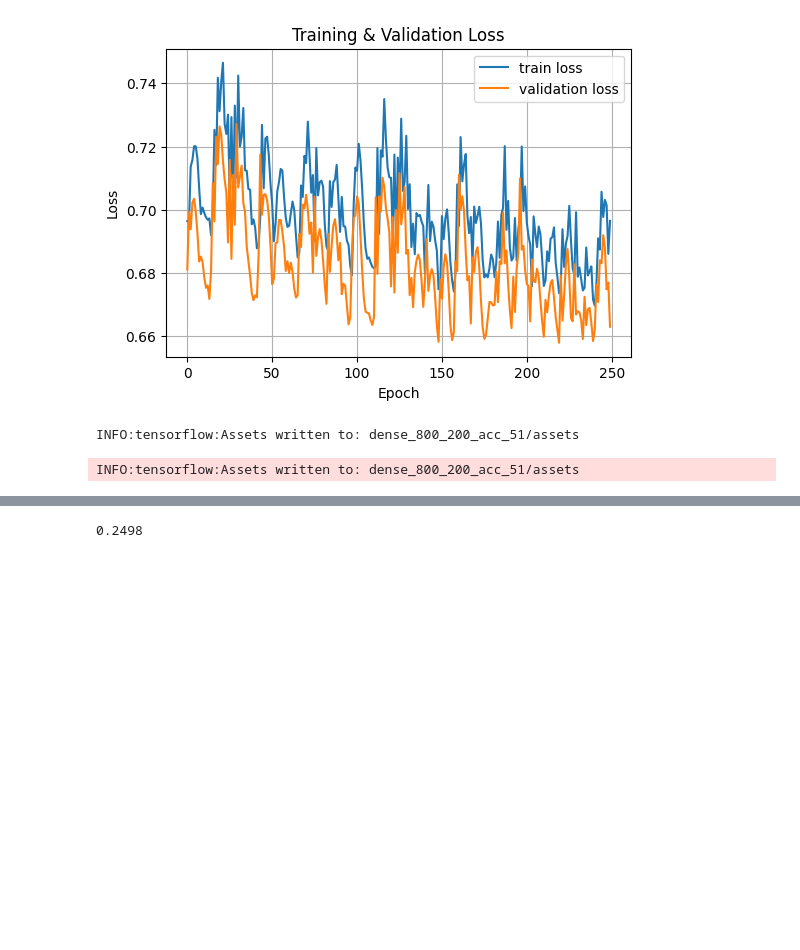
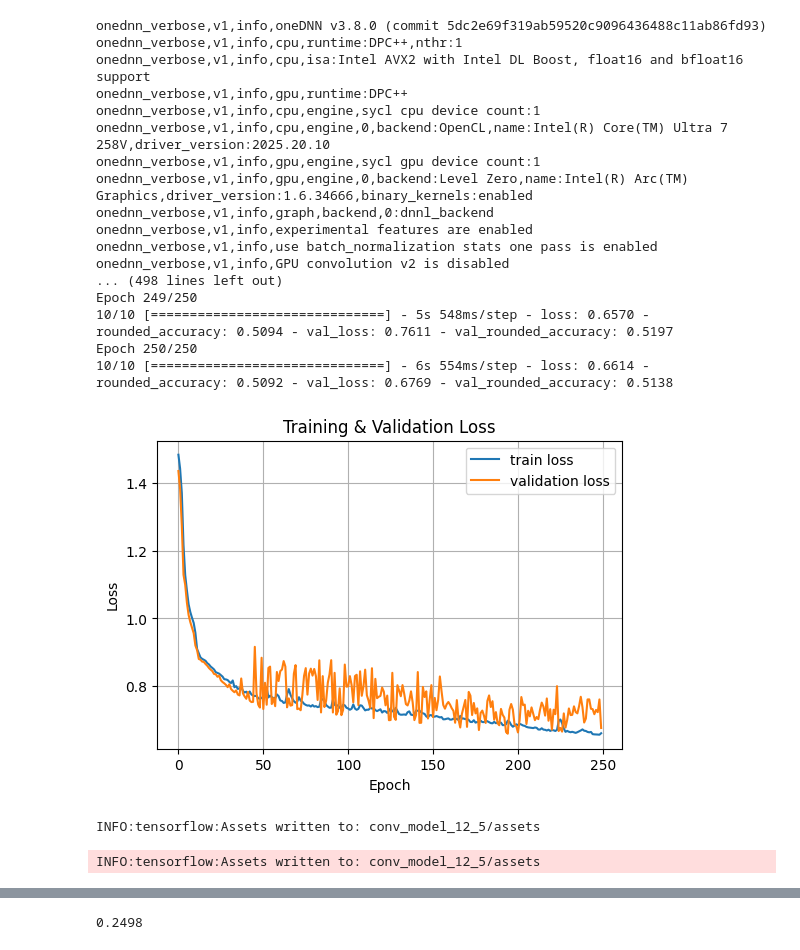
Before and after one commit to the-Fish2/cs-229-final-project, a Jupyter notebook: complexity_estimation.ipynb, the cells around one changed output, grey strips where cells are left out. Saved outputs shown, nothing was run; the diff lists cells and outputs as text; code cells hidden in the pictures; blank space fills up the shorter version.

```diff
--- a/complexity_estimation.ipynb
+++ b/complexity_estimation.ipynb
@@ -135,11 +215,28 @@ model.compile(optimizer=optimizer,
               loss='mae',
               metrics=[rounded_accuracy])
 # %%
-# Assuming x_train and y_train are your training data
-history = model.fit(X_train, y_train, epochs=250, batch_size=40000, validation_data=(X_val, y_val))
+# Prepare inputs for Conv1D: add channel dim and cast to float32
+X_train_in = np.asarray(X_train, dtype=np.float32)[..., np.newaxis]  # (batch, 5000, 1)
+X_val_in   = np.asarray(X_val,   dtype=np.float32)[..., np.newaxis]  # (batch, 5000, 1)
+
+# Targets to float32 (Keras accepts (batch,) or (batch,1); use (batch,1))
+y_train_in = np.asarray(y_train, dtype=np.float32)
+y_val_in   = np.asarray(y_val,   dtype=np.float32)
+if y_train_in.ndim == 1:
+    y_train_in = y_train_in[:, np.newaxis]
+if y_val_in.ndim == 1:
+    y_val_in = y_val_in[:, np.newaxis]
+
+# Train
+history = model.fit(
+    X_train_in, y_train_in,
+    epochs=250,
+    batch_size=400,
+    validation_data=(X_val_in, y_val_in),
+)
 
 # Plot training & validation loss
-plt.figure(figsize=(6,4))
+plt.figure(figsize=(6, 4))
 plt.plot(history.history['loss'], label='train loss')
 plt.plot(history.history['val_loss'], label='validation loss')
 plt.xlabel('Epoch')
@@ -169,9 +251,26 @@ Epoch 250/250
+onednn_verbose,v1,info,oneDNN v3.8.0 (commit 5dc2e69f319ab59520c9096436488c11ab86fd93)
+onednn_verbose,v1,info,cpu,runtime:DPC++,nthr:1
+onednn_verbose,v1,info,cpu,isa:Intel AVX2 with Intel DL Boost, float16 and bfloat16 support
+onednn_verbose,v1,info,gpu,runtime:DPC++
+onednn_verbose,v1,info,cpu,engine,sycl cpu device count:1
+onednn_verbose,v1,info,cpu,engine,0,backend:OpenCL,name:Intel(R) Core(TM) Ultra 7 258V,driver_version:2025.20.10
+onednn_verbose,v1,info,gpu,engine,sycl gpu device count:1
+onednn_verbose,v1,info,gpu,engine,0,backend:Level Zero,name:Intel(R) Arc(TM) Graphics,driver_version:1.6.34666,binary_kernels:enabled
+onednn_verbose,v1,info,graph,backend,0:dnnl_backend
+onednn_verbose,v1,info,experimental features are enabled
+onednn_verbose,v1,info,use batch_normalization stats one pass is enabled
+onednn_verbose,v1,info,GPU convolution v2 is disabled
+... (498 lines left out)
+Epoch 249/250
+10/10 [==============================] - 5s 548ms/step - loss: 0.6570 - rounded_accuracy: 0.5094 - val_loss: 0.7611 - val_rounded_accuracy: 0.5197
+Epoch 250/250
+10/10 [==============================] - 6s 554ms/step - loss: 0.6614 - rounded_accuracy: 0.5092 - val_loss: 0.6769 - val_rounded_accuracy: 0.5138
-[figure, old version]
+[figure, new version]
 # %%
-model.save("dense_800_200_acc_51")
+model.save("conv_model_12_5")
 # %% [output]
-INFO:tensorflow:Assets written to: dense_800_200_acc_51/assets
+INFO:tensorflow:Assets written to: conv_model_12_5/assets
-INFO:tensorflow:Assets written to: dense_800_200_acc_51/assets
+INFO:tensorflow:Assets written to: conv_model_12_5/assets
 # %%
 ind = 32
 # print(np.min(X_val[ind]))
```
Also changed, not shown: parts of 9 cells of this notebook, 9 other files.
